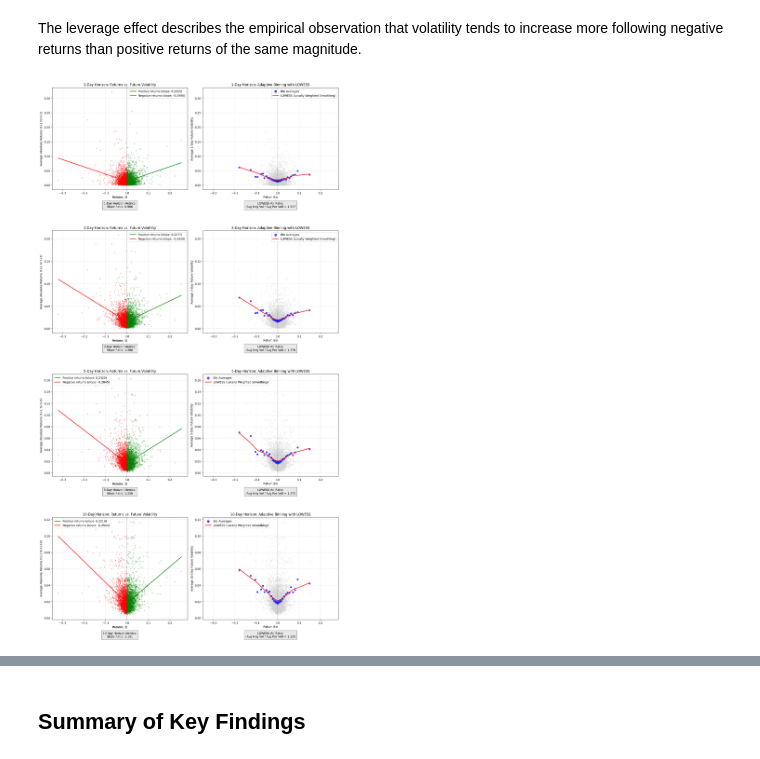
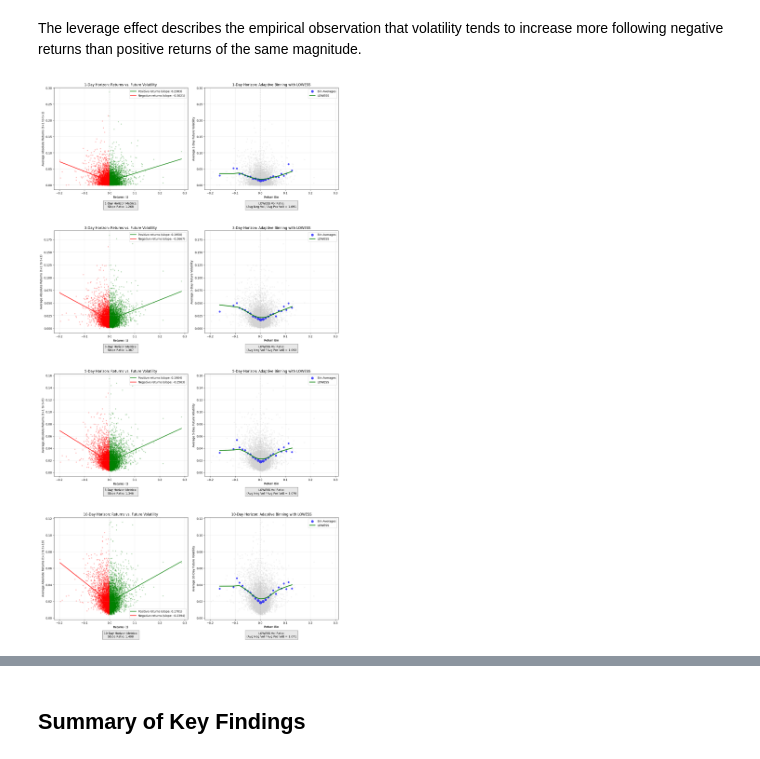
Before and after one commit to CharlieNestor/markov_switching_model_stocks, a Jupyter notebook: EDA_analysis.ipynb, the cells around one changed output, grey strips where cells are left out. Cells and saved outputs as stored; diff of their text form; code cells hidden in the pictures.

```diff
--- a/EDA_analysis.ipynb
+++ b/EDA_analysis.ipynb
@@ -128,7 +134,7 @@ in the distribution.
 # %% [markdown]
 Financial returns are often approximately stationary in mean, typically non-normal with heavy tails and volatility clustering. Let's test these properties:
 # %%
-alpha = 0.05  # significance level
+alpha = 0.01  # significance level
 # Normality test (Jarque-Bera)
 stat, p_value = stats.jarque_bera(stock_returns)
 print(f"\nJarque-Bera test for normality:")
@@ -145,13 +151,13 @@ print(f"{'Reject unit root (stationary)' if adf_result[1] < alpha else 'Do not r
 
 # Autocorrelation: Ljung–Box on returns (linear AC) and on squared returns (vol clustering)
 # L-B is a cumulative test checking if a group of autocorrelations are jointly non-zero.
-lags = [5, 10, 15, 20]
+lags = [1, 5, 10, 20]
 lb_ret = acorr_ljungbox(stock_returns, lags=lags, return_df=True)
 lb_sqr = acorr_ljungbox(stock_returns**2, lags=lags, return_df=True)
 
 print("\nLjung–Box p-values for autocorrelation in returns:")
 print(", ".join([f"lag {l}: {lb_ret.loc[l, 'lb_pvalue']:.6f}" for l in lags]),
-      f" -> {'Some AC detected' if (lb_ret['lb_pvalue']<alpha).any() else 'No strong AC'} at α={alpha}")
+      f" -> {'Some Autocorrelation detected' if (lb_ret['lb_pvalue']<alpha).any() else 'No strong Autocorrelation'} at α={alpha}")
 
 print("Ljung–Box p-values for autocorrelation in squared returns:")
 print(", ".join([f"lag {l}: {lb_sqr.loc[l, 'lb_pvalue']:.6f}" for l in lags]),
@@ -176,11 +182,14 @@ lag 5: 0.000000, lag 10: 0.000000, lag 15: 0.000000, lag 20: 0.000000  -> Volati
 # %% [markdown]
 We visualize the empirical distribution of returns and compare it to a normal distribution to assess the degree of deviation from a Gaussian distribution.
 # %%
-def remove_outliers(data, k=2):
+def remove_outliers(data, k:int=2):
     """
     Helper function to remove outliers using IQR (interquartile range) method
-    k: multiplier for IQR (default=2 for moderate outlier removal)
+    :param data: input data (Pandas Series)
+    :param k: multiplier for IQR (default=2 for moderate outlier removal)
     :return: filtered data
+
+    Note: Higher k values remove fewer outliers (e.g., k=8 for light removal)
     """
     Q1 = data.quantile(0.25)
     Q3 = data.quantile(0.75)
@@ -501,8 +658,8 @@ for idx, horizon in enumerate(horizons):
     # Calculate future volatility as sum of SQUARED RETURNS over the horizon
     for h in range(horizon):
         future_volatility += np.square(leverage_returns[h+1:h+1+len(future_volatility)].values)
-    # Convert to volatility so that the relationship between returns and volatility is more linear
-    # and the scale of the volatility is comparable with the returns
+    # Convert sum of squared returns to volatility (standard deviation) by taking square root
+    # and normalizing by horizon length to get average daily volatility over the period
     future_volatility = np.sqrt(future_volatility / horizon)
 
     # Get the current row's axes
@@ -519,17 +676,23 @@ for idx, horizon in enumerate(horizons):
     positive_volatility = future_volatility[current_returns >= 0]
     negative_volatility = future_volatility[current_returns < 0]
 
-    # Fit trend lines
-    pos_slope, pos_intercept = np.polyfit(positive_returns, positive_volatility, 1)
-    neg_slope, neg_intercept = np.polyfit(negative_returns, negative_volatility, 1)
+    # Fit trend lines with COMMON INTERCEPT to isolate slope differences
+    # This ensures the asymmetry measurement reflects true sensitivity differences,
+    # not baseline volatility differences between positive and negative periods
+    common_intercept = np.median(future_volatility)
+
+    # Fit slopes with this fixed intercept
+    # Formula: slope = Σ((y - intercept) * x) / Σ(x²)
+    pos_slope = np.sum((positive_volatility - common_intercept) * positive_returns) / np.sum(positive_returns**2)
+    neg_slope = np.sum((negative_volatility - common_intercept) * negative_returns) / np.sum(negative_returns**2)
 
     # Plot trend lines
     x_pos = np.linspace(0, positive_returns.max(), 100)
-    ax1.plot(x_pos, pos_slope * x_pos + pos_intercept, 'g-', linewidth=2,
+    ax1.plot(x_pos, pos_slope * x_pos + common_intercept, 'g-', linewidth=2,
            label=f'Positive returns (slope: {pos_slope:.4f})')
 
     x_neg = np.linspace(negative_returns.min(), 0, 100)
-    ax1.plot(x_neg, neg_slope * x_neg + neg_intercept, 'r-', linewidth=2,
+    ax1.plot(x_neg, neg_slope * x_neg + common_intercept, 'r-', linewidth=2,
            label=f'Negative returns (slope: {neg_slope:.4f})')
 
     ax1.axvline(x=0, color='black', linestyle='--', alpha=0.3)
@@ -546,7 +709,7 @@ for idx, horizon in enumerate(horizons):
     # This is a hybrid approach combining quantile bins (to ensure enough data points in the tails)
     # and linear bins (to maintain resolution around the center).
     num_bins = 30
-    alpha = 0.65
+    alpha = 0.4    # weight for quantile vs linear edges
     linear_edges = np.linspace(current_returns.min(), current_returns.max(), num_bins+1)
     quantile_edges = np.quantile(current_returns, np.linspace(0, 1, num_bins+1))
     bin_edges = alpha * quantile_edges + (1-alpha) * linear_edges
@@ -570,15 +733,25 @@ for idx, horizon in enumerate(horizons):
     sizes = 30 + 70 * bin_counts / max(bin_counts)
     ax2.scatter(bin_centers, bin_volatility, c='blue', s=sizes, alpha=0.7, label='Bin Averages')
 
-    # Apply LOWESS (Locally Weighted Scatterplot Smoothing) to the binned data.
-    # LOWESS creates a smooth curve to visualize the underlying trend without assuming a specific model.
-    # It is a non-parametric method that is generally robust, even at the edges where data is sparse.
+
+    # Apply LOWESS to entire dataset (maintains smoothness at tails)
     sort_idx = np.argsort(bin_centers)
     sorted_centers = bin_centers[sort_idx]
     sorted_volatility = bin_volatility[sort_idx]
-    smoothed = lowess(sorted_volatility, sorted_centers, frac=0.5, it=2)
+    LOWESS_FRAC = 0.5  # Back to original value
+    LOWESS_ITER = 2
+    smoothed = lowess(sorted_volatility, sorted_centers, frac=LOWESS_FRAC, it=LOWESS_ITER)
+
     # Plot the LOWESS curve
-    ax2.plot(smoothed[:, 0], smoothed[:, 1], 'r-', linewidth=2, label='LOWESS (Locally Weighted Smoothing)')
+    ax2.plot(smoothed[:, 0], smoothed[:, 1], 'green', linewidth=2.5, label='LOWESS', zorder=5)
+
+    # Split the curve for analysis
+    smoothed_neg_mask = smoothed[:, 0] < 0
+    smoothed_pos_mask = smoothed[:, 0] > 0
+
+    # Create separate arrays for negative and positive sides
+    smoothed_neg = smoothed[smoothed_neg_mask]
+    smoothed_pos = smoothed[smoothed_pos_mask]
 
     ax2.axvline(x=0, color='black', linestyle='--', alpha=0.3)
     ax2.set_title(f"{horizon}-Day Horizon: Adaptive Binning with LOWESS", fontsize=12)
@@ -590,27 +763,32 @@ for idx, horizon in enumerate(horizons):
 
 
     # Calculate and display leverage effect metrics
+    # LINEAR Metric: slope ratio from regression lines
     slope_ratio = abs(neg_slope / pos_slope)
     neg_mask = bin_centers < 0
     pos_mask = bin_centers > 0
 
-    # Separate negative and positive regions of the smoothed curve
-    smoothed_neg_mask = smoothed[:, 0] < 0
-    smoothed_pos_mask = smoothed[:, 0] > 0
+    if smoothed_neg is not None and smoothed_pos is not None:
+        # NON PARAMETRIC Metric: volatility ratio from LOWESS curves
+        # OPTION 1: Simple average (most transparent and robust)
+        neg_vol = np.mean(smoothed_neg[:, 1])
+        pos_vol = np.mean(smoothed_pos[:, 1])
+        vol_ratio = neg_vol / pos_vol
 
-    if sum(smoothed_neg_mask) >= 3 and sum(smoothed_pos_mask) >= 3:
-        # Calculate average smoothed volatility for negative and positive regions
-        # Weight by distance from zero to give more importance to larger moves
-        neg_weights = np.abs(smoothed[smoothed_neg_mask, 0])
-        pos_weights = np.abs(smoothed[smoothed_pos_mask, 0])
+        # OPTION 2: Weighted by original bin counts (accounts for data density)
+        # This weights regions where you have more data more heavily
+        # First, map smoothed points back to bins to get weights
 
-        neg_vol = np.average(smoothed[smoothed_neg_mask, 1], weights=neg_weights)
-        pos_vol = np.average(smoothed[smoothed_pos_mask, 1], weights=pos_weights)
+        # For each smoothed point, find the nearest bin and use its count as weight
+        neg_weights = np.interp(smoothed_neg[:, 0], bin_centers, bin_counts)
+        pos_weights = np.interp(smoothed_pos[:, 0], bin_centers, bin_counts)
 
-        # Calculate volatility ratio using LOWESS smoothed values.
-        # This ratio quantifies the asymmetry from the non-parametric approach:
-        # (Avg Future Volatility for Negative Returns) / (Avg Future Volatility for Positive Returns)
-        vol_ratio = neg_vol / pos_vol
+        neg_vol_weighted = np.average(smoothed_neg[:, 1], weights=neg_weights)
+        pos_vol_weighted = np.average(smoothed_pos[:, 1], weights=pos_weights)
+        vol_ratio_weighted = neg_vol_weighted / pos_vol_weighted
+
+        # Use the simple average as primary, but report both
+        vol_ratio = vol_ratio_weighted  # or vol_ratio_weighted if you prefer
 
         # Store results
         multi_day_slope_ratios[horizon] = slope_ratio
@@ -687,34 +865,34 @@ for horizon, slope_ratio, vol_ratio, strength, is_significant in horizon_results
 
 # Calculate overall metrics
 significant_horizons = sum(1 for _, _, _, _, sig in horizon_results if sig)
 total_horizons = len(horizon_results)
 significant_percentage = (significant_horizons / total_horizons) * 100 if total_horizons > 0 else 0
 
 print(f"\nHorizons with significant leverage effect: {significant_horizons} out of {total_horizons} ({significant_percentage:.1f}%)")
 
 # Determine overall leverage effect strength
 if significant_horizons == 0:
     overall_strength = "No"
     interpretation = "No evidence of leverage effect found across any time horizon."
 elif significant_percentage < 50:
     overall_strength = "Weak"
     interpretation = "Limited evidence of leverage effect, present only at specific horizons."
 elif all(strength in ["Strong", "Very Strong"] for _, _, _, strength, sig in horizon_results if sig):
     overall_strength = "Strong"
     interpretation = "Strong leverage effect consistently observed across multiple time horizons."
 else:
     overall_strength = "Moderate"
     interpretation = "Moderate leverage effect observed, with varying strength across different horizons."
 
 # Find strongest horizon if applicable
 if significant_horizons > 0:
     strongest_horizon = max((sr, vr, h) for h, sr, vr, _, sig in horizon_results if sig)[2]
     print(f"Strongest effect observed at {strongest_horizon}-day horizon")
 
 # Print overall assessment with concise interpretation
 print(f"\nInterpretation: {interpretation}")
 # %% [output]
-[figure, old version]
+[figure, new version]
 The charts above show the relationship between current returns (x-axis) and subsequent volatility (y-axis) over various horizons.
 The left plot uses linear regression to approximate this relationship for positive and negative returns separately.
 The right plot employs a more robust, non-parametric approach using adaptive binning and LOWESS smoothing to reveal the underlying trend.
```
Also changed, not shown: parts of 15 cells of this notebook.
